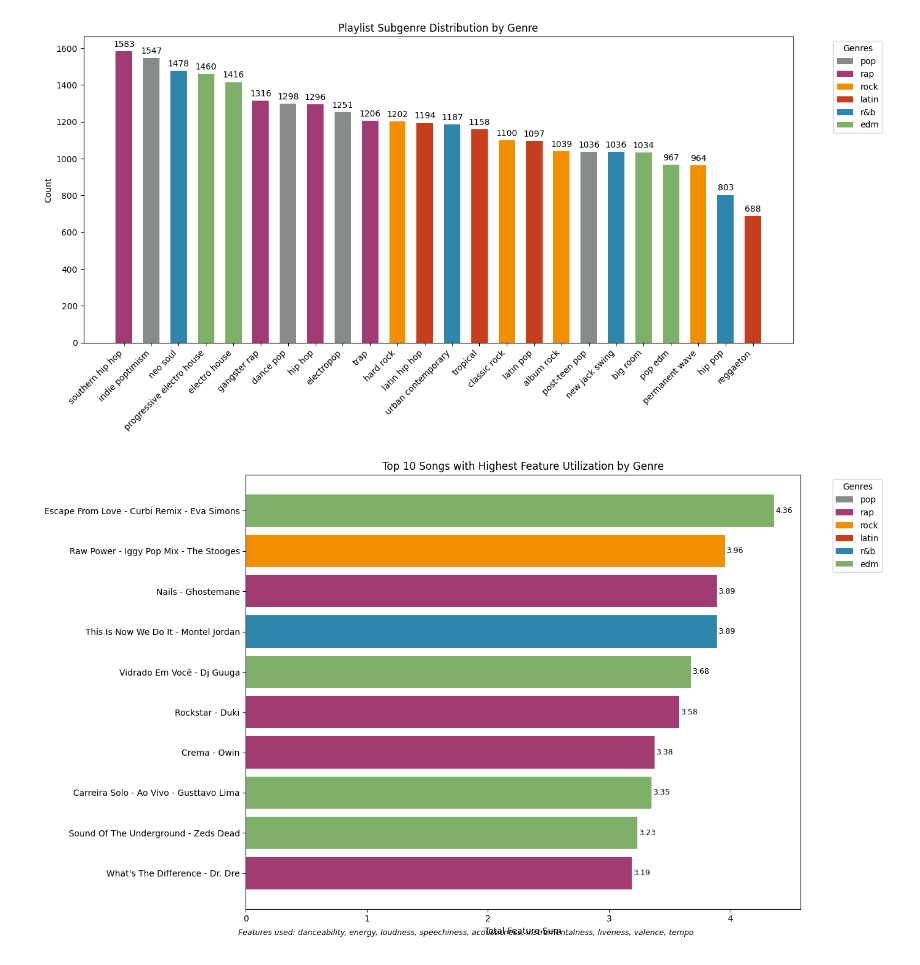
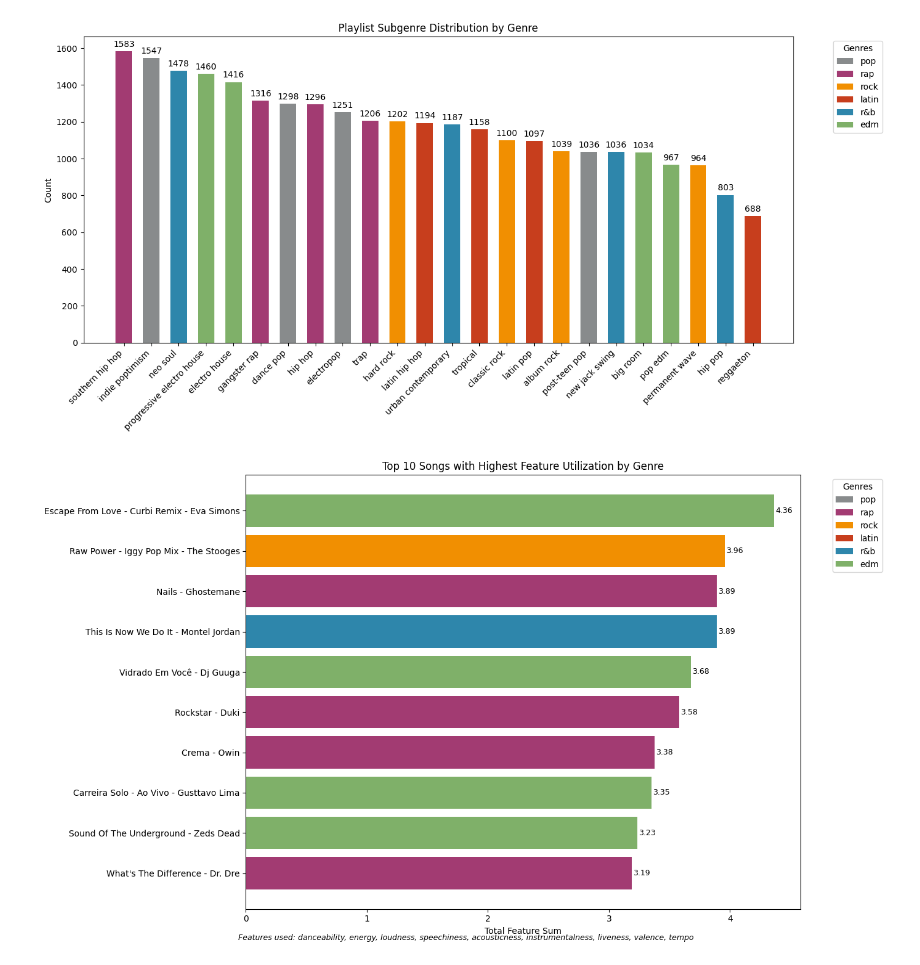
Before and after one commit to nhemauer/GNN-Spotify-Recommender, a Jupyter notebook: spotify_visualizations.ipynb, the cells around one changed output. Saved outputs shown, nothing was run; the diff lists cells and outputs as text; code cells hidden in the pictures.

```diff
--- a/spotify_visualizations.ipynb
+++ b/spotify_visualizations.ipynb
@@ -145,32 +141,33 @@ if len(unique_genres) > len(custom_colors):
 else:
     colors = custom_colors[:len(unique_genres)]
 
 genre_color_map = dict(zip(unique_genres, colors))
 bar_colors = [genre_color_map[genre] for genre in top_10['playlist_genre']]
 
 # Create horizontal bar chart
 fig, ax = plt.subplots(figsize = (14, 8))
 bars = ax.barh(range(len(top_10)), top_10['total_sum'], color = bar_colors)
 ax.set_yticks(range(len(top_10)))
 ax.set_yticklabels(top_10['label'], fontsize = 10)
 ax.set_xlabel('Total Feature Sum')
 ax.set_title('Top 10 Songs with Highest Feature Utilization by Genre')
 
 for i, bar in enumerate(bars):
     width = bar.get_width()
     ax.text(width + 0.01, bar.get_y() + bar.get_height()/2,
             f'{width:.2f}', ha = 'left', va = 'center', fontsize = 9)
 
 legend_elements = [plt.Rectangle((0,0),1,1, facecolor = genre_color_map[genre], label = genre)
                    for genre in unique_genres]
 ax.legend(handles = legend_elements, title = "Genres", bbox_to_anchor = (1.05, 1), loc = 'upper left')
 
 ax.invert_yaxis()
 
+plt.subplots_adjust(bottom = 0.5)
 features_text = "Features used: danceability, energy, loudness, speechiness, acousticness, instrumentalness, liveness, valence, tempo"
-plt.figtext(0.5, 0.02, features_text, ha = 'center', fontsize = 9, style = 'italic')
+plt.figtext(0.5, 0.01, features_text, ha = 'center', fontsize = 9, style = 'italic')
 
 plt.tight_layout()
 plt.show()
 # %% [output]
-[figure, old version]
+[figure, new version]
```
Also changed, not shown: parts of 3 cells of this notebook.
